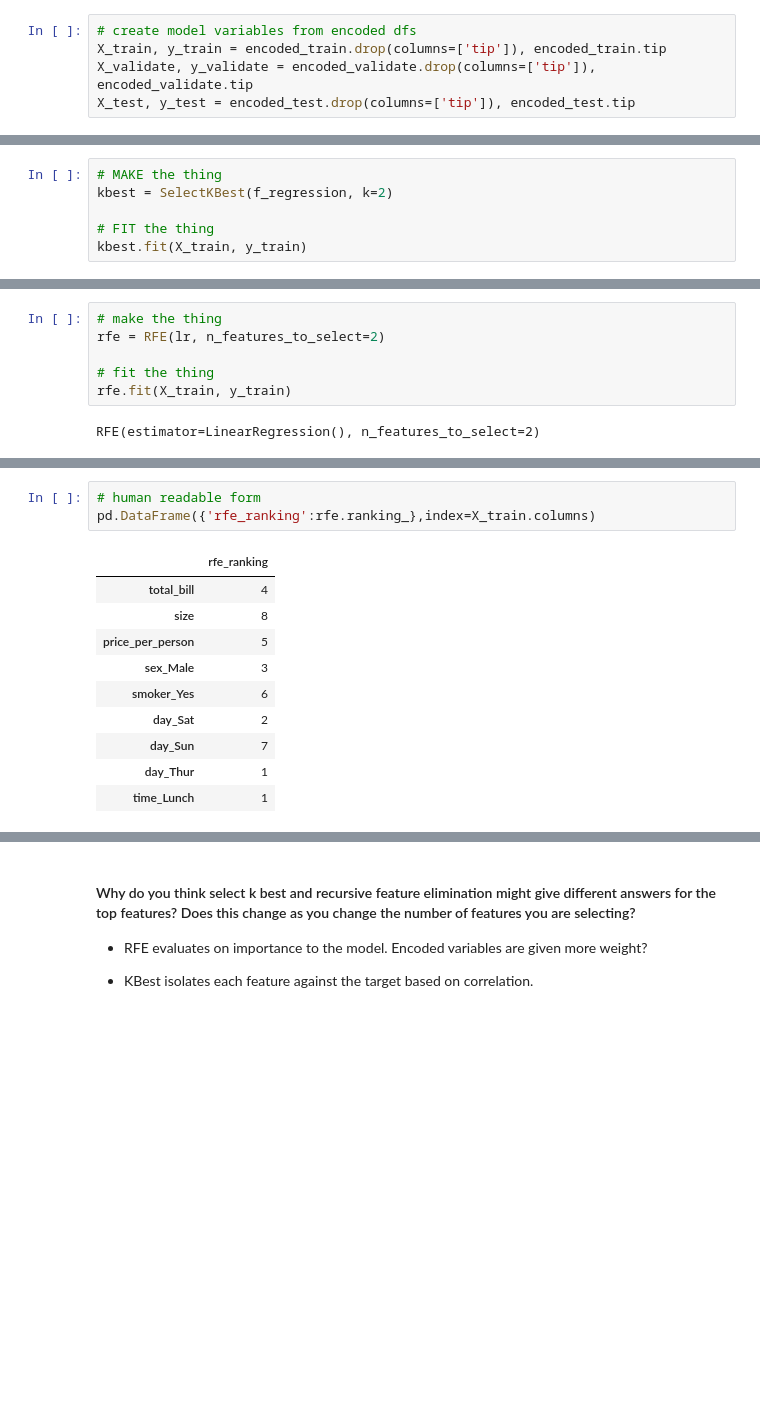
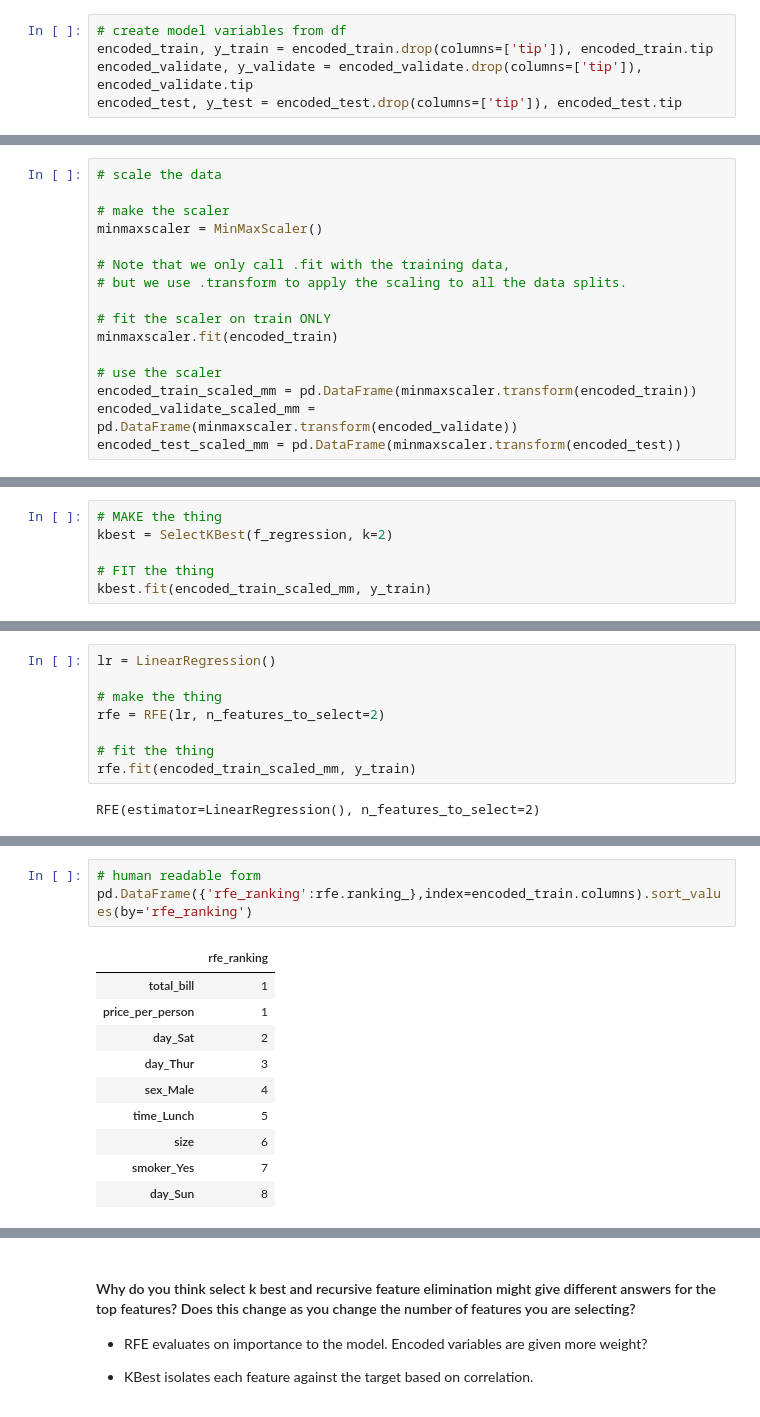
Before and after one commit to lewisalexia/regression-exercises, a Jupyter notebook: feature_engineering.ipynb, the cells around one changed output, grey strips where cells are left out. Drawn from its saved outputs; the diff is of its cells as text; blank space fills up the shorter version.

```diff
--- a/feature_engineering.ipynb
+++ b/feature_engineering.ipynb
@@ -124,6 +145,6 @@ train.head()
 # %%
-# create model variables from encoded dfs
-X_train, y_train = encoded_train.drop(columns=['tip']), encoded_train.tip
-X_validate, y_validate = encoded_validate.drop(columns=['tip']), encoded_validate.tip
-X_test, y_test = encoded_test.drop(columns=['tip']), encoded_test.tip
+# create model variables from df
+encoded_train, y_train = encoded_train.drop(columns=['tip']), encoded_train.tip
+encoded_validate, y_validate = encoded_validate.drop(columns=['tip']), encoded_validate.tip
+encoded_test, y_test = encoded_test.drop(columns=['tip']), encoded_test.tip
 # %%
@@ -135,6 +156,22 @@ X_train.head()
 | 103 | 44.30 | 3 | 14.77 | 0 | 1 | 1 | 0 | 0 | 0 |
 | 165 | 17.51 | 2 | 8.76 | 0 | 1 | 0 | 1 | 0 | 0 |
 | 74 | 25.28 | 2 | 12.64 | 0 | 1 | 1 | 0 | 0 | 0 |
+# %%
+# scale the data
+
+# make the scaler
+minmaxscaler = MinMaxScaler()
+
+# Note that we only call .fit with the training data,
+# but we use .transform to apply the scaling to all the data splits.
+
+# fit the scaler on train ONLY
+minmaxscaler.fit(encoded_train)
+
+# use the scaler
+encoded_train_scaled_mm = pd.DataFrame(minmaxscaler.transform(encoded_train))
+encoded_validate_scaled_mm = pd.DataFrame(minmaxscaler.transform(encoded_validate))
+encoded_test_scaled_mm = pd.DataFrame(minmaxscaler.transform(encoded_test))
 # %% [markdown]
 #### Use select k best to select the top 2 features for predicting tip amount. What are they?
 # %%
@@ -142,7 +179,7 @@ X_train.head()
 kbest = SelectKBest(f_regression, k=2)
 
 # FIT the thing
-kbest.fit(X_train, y_train)
+kbest.fit(encoded_train_scaled_mm, y_train)
 # %% [output]
 SelectKBest(k=2, score_func=<function f_regression at 0x...>)
 # %%
@@ -203,9 +237,11 @@ lr = LinearRegression()
 # %%
+lr = LinearRegression()
+
 # make the thing
 rfe = RFE(lr, n_features_to_select=2)
 
 # fit the thing
-rfe.fit(X_train, y_train)
+rfe.fit(encoded_train_scaled_mm, y_train)
 # %% [output]
 RFE(estimator=LinearRegression(), n_features_to_select=2)
 # %%
@@ -218,17 +254,17 @@ array([4, 8, 5, 3, 6, 2, 7, 1, 1])
 # %%
 # human readable form
-pd.DataFrame({'rfe_ranking':rfe.ranking_},index=X_train.columns)
+pd.DataFrame({'rfe_ranking':rfe.ranking_},index=encoded_train.columns).sort_values(by='rfe_ranking')
 # %% [output]
 |  | rfe_ranking |
-| total_bill | 4 |
-| size | 8 |
-| price_per_person | 5 |
-| sex_Male | 3 |
-| smoker_Yes | 6 |
+| total_bill | 1 |
+| price_per_person | 1 |
 | day_Sat | 2 |
-| day_Sun | 7 |
-| day_Thur | 1 |
-| time_Lunch | 1 |
+| day_Thur | 3 |
+| sex_Male | 4 |
+| time_Lunch | 5 |
+| size | 6 |
+| smoker_Yes | 7 |
+| day_Sun | 8 |
 # %%
 rfe.get_support()
 # %% [output]
```
Also changed, not shown: parts of 33 cells of this notebook.
